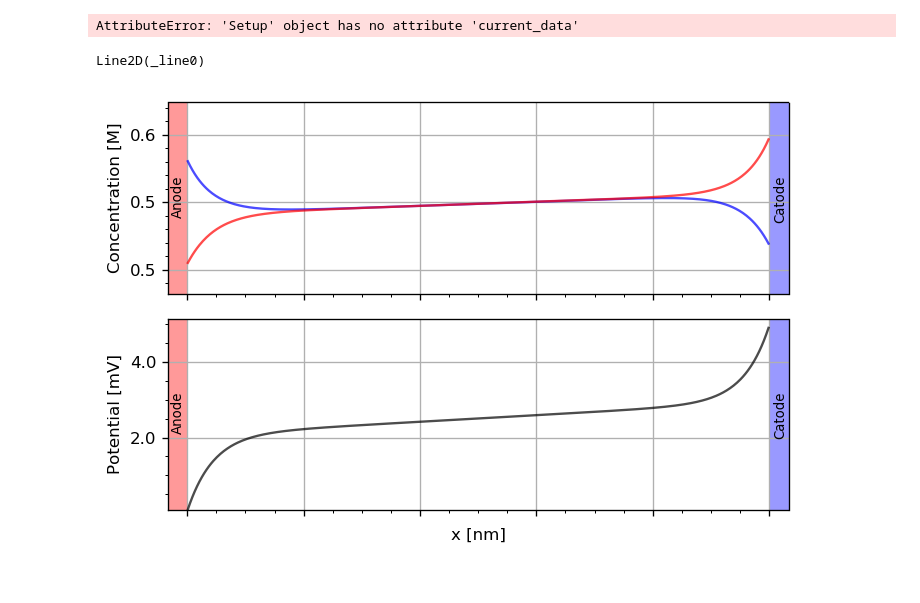
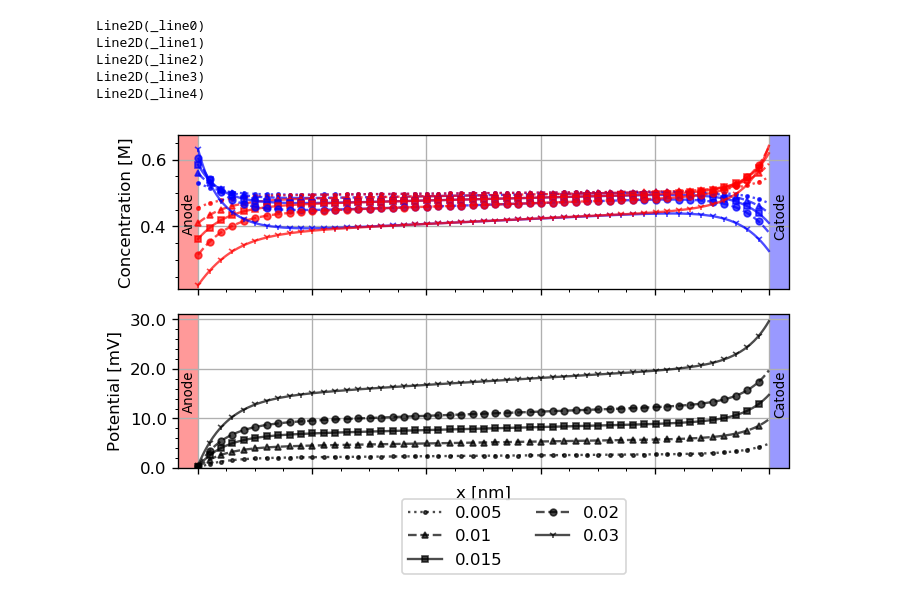
Before and after one commit to flgu/masterthesis, a Jupyter notebook: simulation.ipynb, the cells around one changed output. Cells and saved outputs as stored; diff of their text form; code cells hidden in the pictures.

Commit message:
" simulation model 1 "

```diff
--- a/simulation.ipynb
+++ b/simulation.ipynb
@@ -5,6 +5,7 @@ import numba as nb
 import multiprocessing as mp
 
 import matplotlib.pyplot as plt
+import matplotlib
 from time import clock
 from scipy.optimize import curve_fit
 from scipy.optimize import minimize
@@ -17,3 +18,5 @@ import ipywidgets as widgets
 from pre_fun import *
 
 import matplotlib.ticker as ticker
+matplotlib.rcParams['text.usetex'] = False
+# matplotlib.rcParams['text.latex.unicode'] = True
@@ -95,7 +117,3 @@ Time Step:  31500
 Time Step:  32000
 Time Step:  32500
 Save Results
-# %%
-stp4.current_data
-# %% [output]
-AttributeError: 'Setup' object has no attribute 'current_data'
@@ -122,7 +120,7 @@ stp4 = Setup(  I = 500,
 # %%
-_, centers = calcAxis( stp4.I )
+_, centers = calcAxis( stp.I )
 
-L = stp4.L
+L = stp.L
 
 # def plot_solution( I, sol, centers, L)
 
@@ -325,36 +323,27 @@ def interactivePlotting( I, sol_arg, centers, L, plotindex = None, markers = Non
 
     plt.show()
 
-    # new figure for current
-    fig2 = plt.figure( dpi = 120 )
 
-    # create axes
-    ax2 = fig2.add_subplot(1,1,1)
-
-
-
-    if isinstance(savename, str):
-
-        for fmt in ['png', 'pdf']:
-            fig.savefig(savename + '_current.' + fmt, dpi = 300, format = fmt, bbox_inches = 'tight' )
-
-    plt.show()
 
 # plot solution
 
 # interact( interactivePlotting,plotindex =widgets.IntSlider(min = 0, max = stp4.N-1, value = 0),
 #          I = fixed(stp4.I), sol = fixed(stp4.sol_data), centers = fixed(centers), L = fixed(L) );
 # %%
-markers = ['.','^','s', 'o',]# '1', 's',  ]
-styles = [':', '--', '-','--',]# '--', '-', ]
-labels = [ 100e-3, 200e-3, 150e-3, 50e-3, ]
+markers = ['.','^','s', 'o','1']#, 's',  ]
+styles = [':', '--', '-','--','-']# '--', '-', ]
+labels = [5e-3, 10e-3, 15e-3, 20e-3, 30e-3 ]
 # labels = ["5e-3", "10e-3", "15e-3", "20e-3", "100e-3", "300e-3"]
 
-interactivePlotting( 500, sol_list, centers, L, plotindex = 0, )
-                   # markers = markers, styles = styles,
-                   # labels = labels,  savename = "model_0_sweep_limit" );
+interactivePlotting( 500, sol_list, centers, L, plotindex = 0,
+                    markers = markers, styles = styles,
+                    labels = labels, savename = "model_1_sweep1" );
 # %% [output]
 Line2D(_line0)
+Line2D(_line1)
+Line2D(_line2)
+Line2D(_line3)
+Line2D(_line4)
-[figure, old version]
+[figure, new version]
 # %%
 sol_list_high.append(sol_list[-2])
```
Also changed, not shown: parts of 7 cells of this notebook, 13 other files.
